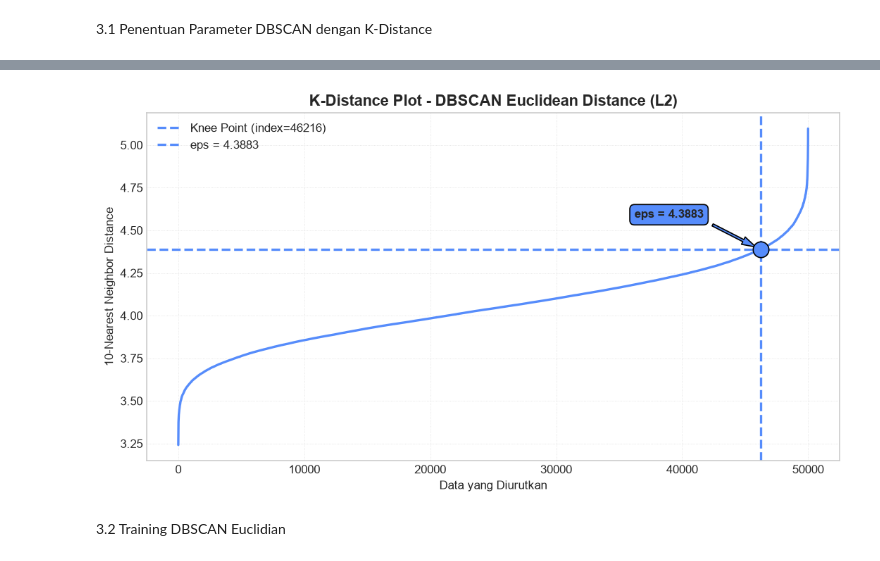
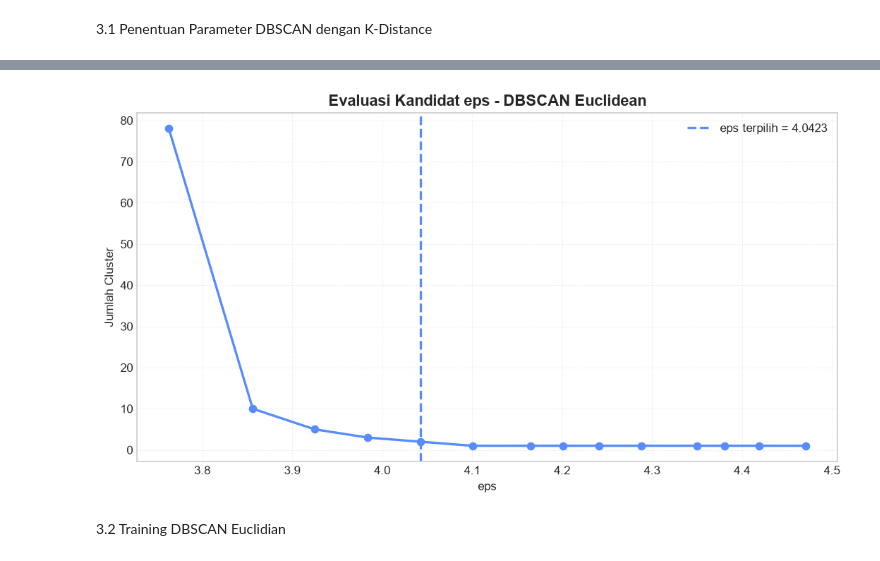
Before and after one commit to EsatovinVictoria/ML_Semester5_EsatovinEbenhaezerVictoria, a Jupyter notebook: Pertemuan_4/Studi_Kasus/Tugas_DBSCANEuclidian.ipynb, the cells around one changed output, grey strips where cells are left out. Drawn from its saved outputs; the diff is of its cells as text; code cells hidden in the pictures.

Commit message:
Modify DBSCAN Manhattan, Euclidian, Cosine Similarity Model & Output Comparison

```diff
--- a/Pertemuan_4/Studi_Kasus/Tugas_DBSCANEuclidian.ipynb
+++ b/Pertemuan_4/Studi_Kasus/Tugas_DBSCANEuclidian.ipynb
@@ -611,105 +1095,54 @@ eps hasil K-Distance: 4.3883
 # %%
 plt.figure(
     figsize=(9, 5)
 )
 
 plt.plot(
-    k_distances,
+    eps_evaluation[
+        'eps'
+    ],
+    eps_evaluation[
+        'Jumlah Cluster'
+    ],
+    marker='o',
     linewidth=2
 )
 
-plt.axvline(
-    x=knee_index,
-    linestyle='--',
-    linewidth=2,
-    label=(
-        f'Knee Point '
-        f'(index={knee_index})'
+if eps is not None:
+
+    plt.axvline(
+        x=eps,
+        linestyle='--',
+        linewidth=2,
+        label=(
+            f'eps terpilih = '
+            f'{eps:.4f}'
+        )
     )
-)
-
-plt.axhline(
-    y=eps,
-    linestyle='--',
-    linewidth=2,
-    label=(
-        f'eps = {eps:.4f}'
-    )
-)
-
-plt.scatter(
-    [knee_index],
-    [eps],
-    s=180,
-    edgecolor='black',
-    zorder=5
-)
 
 plt.title(
-    'K-Distance Plot - '
-    'DBSCAN Euclidean Distance (L2)',
+    'Evaluasi Kandidat eps - '
+    'DBSCAN Euclidean',
     fontsize=13,
     fontweight='bold'
 )
 
-plt.xlabel(
-    'Data yang Diurutkan'
-)
-
-plt.ylabel(
-    f'{min_samples}-Nearest Neighbor Distance'
-)
-
-plt.annotate(
-    f'eps = {eps:.4f}',
-    xy=(
-        knee_index,
-        eps
-    ),
-    xytext=(
-        max(
-            knee_index
-            - len(k_distances) * 0.20,
-            0
-        ),
-        eps
-        + (
-            k_distances.max()
-            - k_distances.min()
-        ) * 0.10
-    ),
-    arrowprops=dict(
-        shrink=0.08,
-        width=2,
-        headwidth=7
-    ),
-    bbox=dict(
-        boxstyle='round,pad=0.4'
-    ),
-    fontweight='bold'
-)
+plt.xlabel('eps')
+plt.ylabel('Jumlah Cluster')
 
 plt.grid(
     True,
     linestyle=':',
     alpha=0.6
 )
 
 plt.legend()
 
 plt.tight_layout()
 
-plt.savefig(
-    os.path.join(
-        OUTPUT_DIR,
-        'kdistance_euclidian.png'
-    ),
-    dpi=300
-)
-
 plt.show()
 # %% [output]
-[figure, old version]
+[figure, new version]
 # %% [markdown]
 3.2 Training DBSCAN Euclidian
 # %%
```
Also changed, not shown: parts of 22 cells of this notebook, 9 other files.
